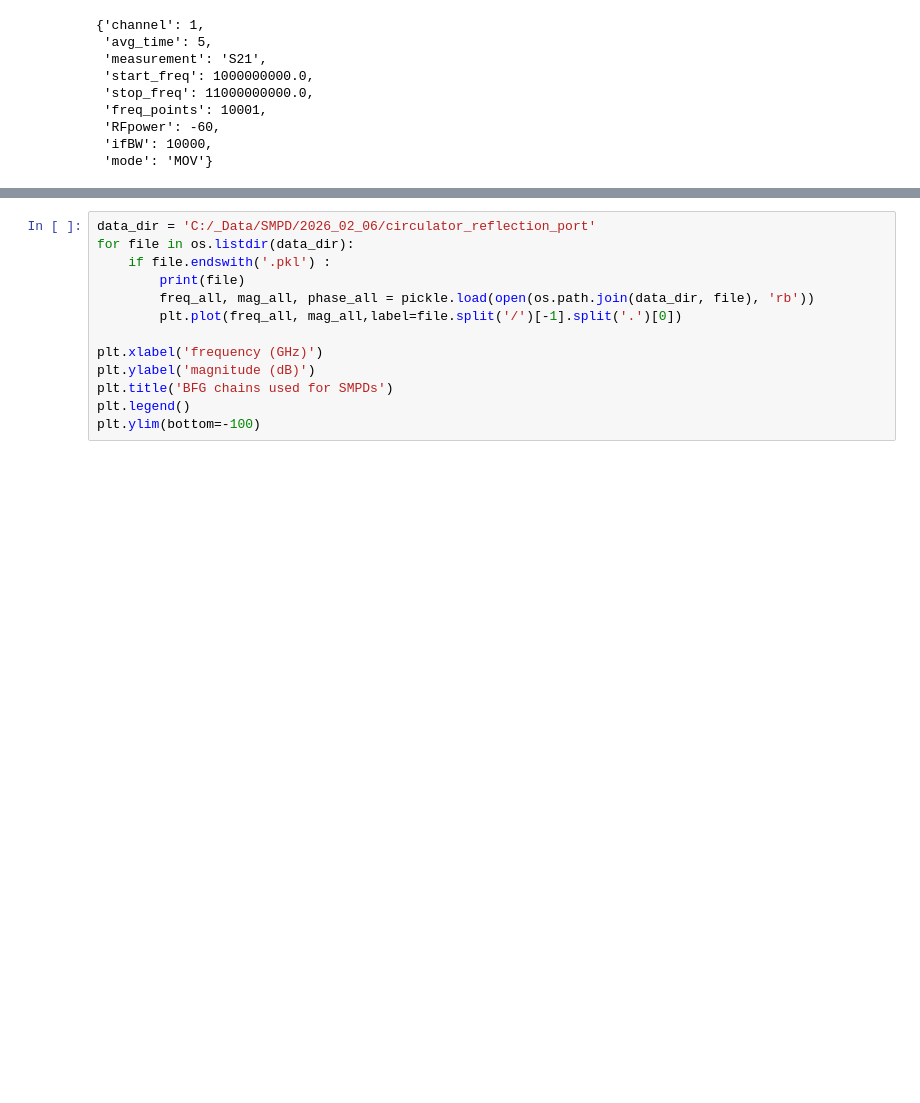
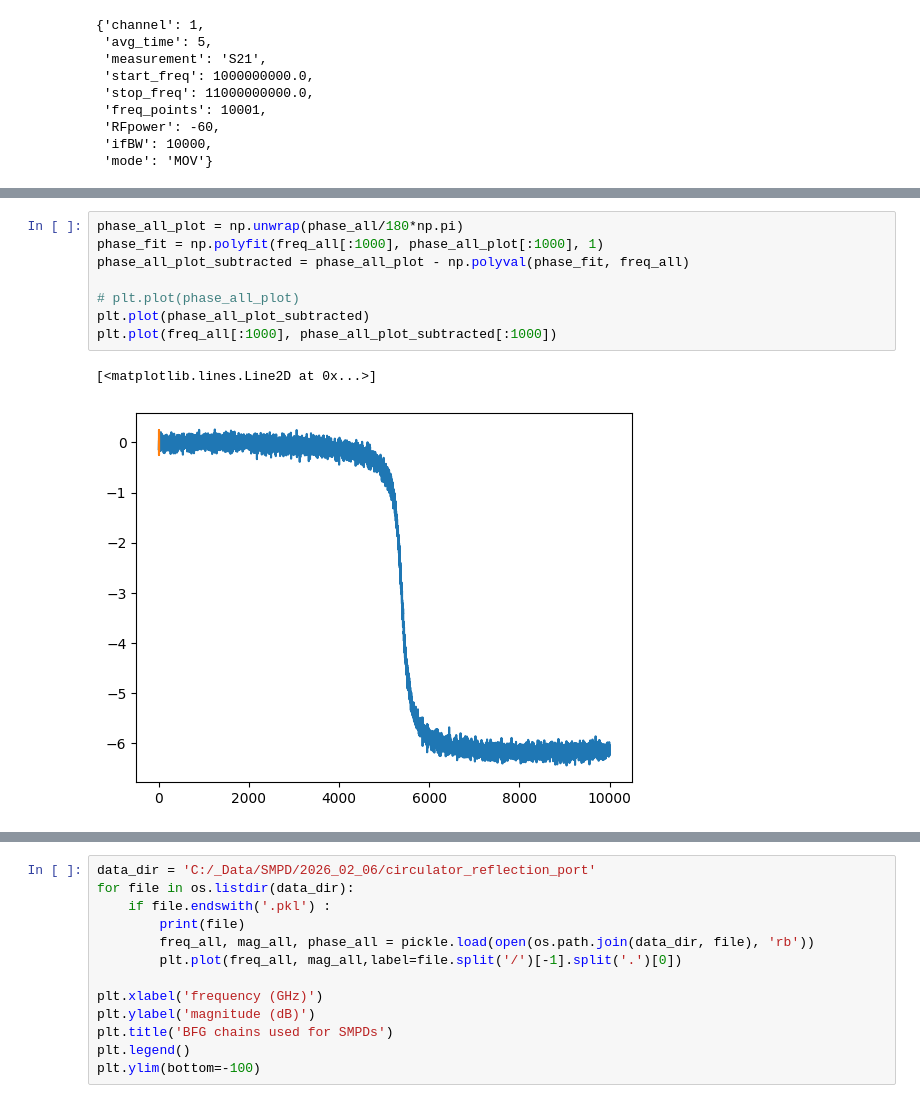
Before and after one commit to SchusterLab/slab_qick_calib, a Jupyter notebook: notebooks/VNA_datataking_SMPD.ipynb, the cells around one changed output, grey strips where cells are left out. Saved outputs shown, nothing was run; the diff lists cells and outputs as text; blank space fills up the shorter version.

```diff
--- a/notebooks/VNA_datataking_SMPD.ipynb
+++ b/notebooks/VNA_datataking_SMPD.ipynb
@@ -103,0 +140,11 @@ Measured 14.00 GHz / 14.00 GHz
+# %%
+phase_all_plot = np.unwrap(phase_all/180*np.pi)
+phase_fit = np.polyfit(freq_all[:1000], phase_all_plot[:1000], 1)
+phase_all_plot_subtracted = phase_all_plot - np.polyval(phase_fit, freq_all)
+
+# plt.plot(phase_all_plot)
+plt.plot(phase_all_plot_subtracted)
+plt.plot(freq_all[:1000], phase_all_plot_subtracted[:1000])
+# %% [output]
+[<matplotlib.lines.Line2D at 0x...>]
+[figure, added]
```
Also changed, not shown: parts of 11 cells of this notebook, 12 other files.
